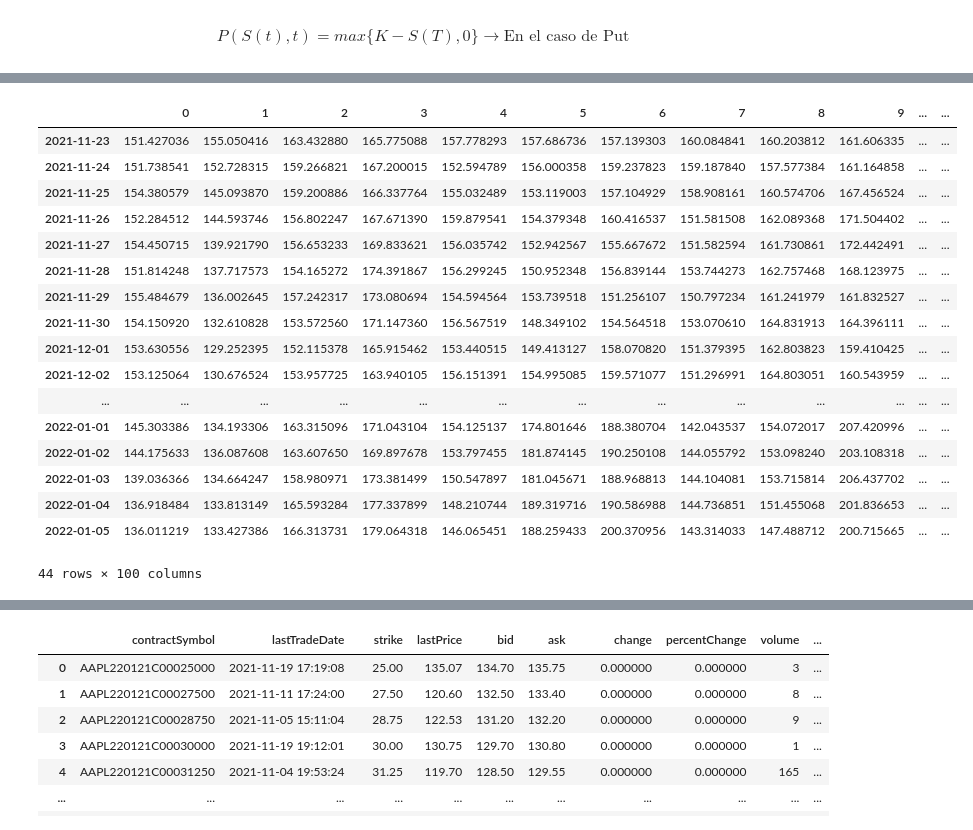
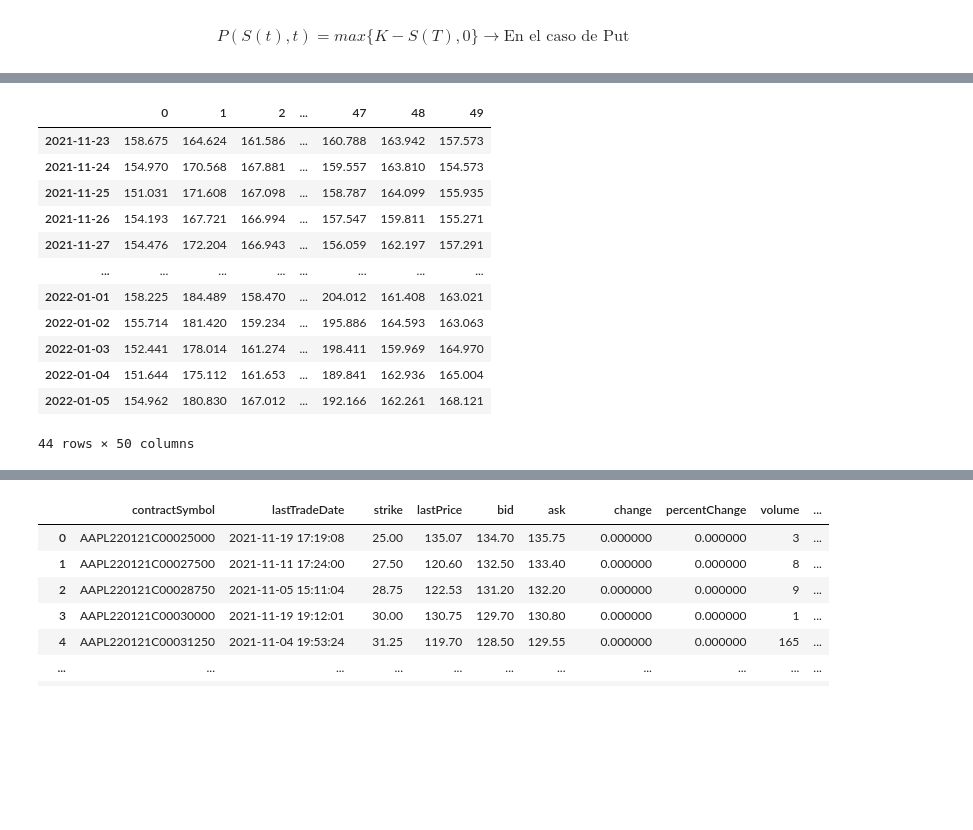
Before and after one commit to gerardogonz/Tarea8_GonzalezG_MezaE, a Jupyter notebook: Tarea8.ipynb, the cells around one changed output, grey strips where cells are left out. Saved outputs shown, nothing was run; the diff lists cells and outputs as text; code cells hidden in the pictures; blank space fills up the shorter version.

```diff
--- a/Tarea8.ipynb
+++ b/Tarea8.ipynb
@@ -164,34 +146,29 @@ sigma = ret_aapl.std()
 # %%
 r = 0.0018/360 # Tasa diaria
 strike=100 #strikeprice
 fecha = date.today()
-nscen = 100
+nscen = 50
 dates = pd.date_range(start= fecha, periods = ndays)
 ndays = len(dates)
 S0 = closes.iloc[-1]  # Condición inicial del precio a simular
 
 sim_ret = pd.DataFrame(sigma*np.random.randn(ndays,nscen)+r,index=dates)
 sim_closes = S0*np.exp(sim_ret.cumsum())
 #strike = pd.DataFrame({'Strike':K*np.ones(ndays)}, index=dates)
 #simul = pd.concat([closes_aapl.T,strike.T,sim_closes.T]).T
 #simul.plot(figsize=(8,6),legend=False);
 sim_closes
 # %% [output]
-|  | 0 | 1 | 2 | 3 | 4 | 5 | 6 | 7 | 8 | 9 | ... | ... |
-| 2021-11-23 | 151.427036 | 155.050416 | 163.432880 | 165.775088 | 157.778293 | 157.686736 | 157.139303 | 160.084841 | 160.203812 | 161.606335 | ... | ... |
-| 2021-11-24 | 151.738541 | 152.728315 | 159.266821 | 167.200015 | 152.594789 | 156.000358 | 159.237823 | 159.187840 | 157.577384 | 161.164858 | ... | ... |
-| 2021-11-25 | 154.380579 | 145.093870 | 159.200886 | 166.337764 | 155.032489 | 153.119003 | 157.104929 | 158.908161 | 160.574706 | 167.456524 | ... | ... |
-| 2021-11-26 | 152.284512 | 144.593746 | 156.802247 | 167.671390 | 159.879541 | 154.379348 | 160.416537 | 151.581508 | 162.089368 | 171.504402 | ... | ... |
-| 2021-11-27 | 154.450715 | 139.921790 | 156.653233 | 169.833621 | 156.035742 | 152.942567 | 155.667672 | 151.582594 | 161.730861 | 172.442491 | ... | ... |
-| 2021-11-28 | 151.814248 | 137.717573 | 154.165272 | 174.391867 | 156.299245 | 150.952348 | 156.839144 | 153.744273 | 162.757468 | 168.123975 | ... | ... |
-| 2021-11-29 | 155.484679 | 136.002645 | 157.242317 | 173.080694 | 154.594564 | 153.739518 | 151.256107 | 150.797234 | 161.241979 | 161.832527 | ... | ... |
-| 2021-11-30 | 154.150920 | 132.610828 | 153.572560 | 171.147360 | 156.567519 | 148.349102 | 154.564518 | 153.070610 | 164.831913 | 164.396111 | ... | ... |
-| 2021-12-01 | 153.630556 | 129.252395 | 152.115378 | 165.915462 | 153.440515 | 149.413127 | 158.070820 | 151.379395 | 162.803823 | 159.410425 | ... | ... |
-| 2021-12-02 | 153.125064 | 130.676524 | 153.957725 | 163.940105 | 156.151391 | 154.995085 | 159.571077 | 151.296991 | 164.803051 | 160.543959 | ... | ... |
-| ... | ... | ... | ... | ... | ... | ... | ... | ... | ... | ... | ... | ... |
-| 2022-01-01 | 145.303386 | 134.193306 | 163.315096 | 171.043104 | 154.125137 | 174.801646 | 188.380704 | 142.043537 | 154.072017 | 207.420996 | ... | ... |
-| 2022-01-02 | 144.175633 | 136.087608 | 163.607650 | 169.897678 | 153.797455 | 181.874145 | 190.250108 | 144.055792 | 153.098240 | 203.108318 | ... | ... |
-| 2022-01-03 | 139.036366 | 134.664247 | 158.980971 | 173.381499 | 150.547897 | 181.045671 | 188.968813 | 144.104081 | 153.715814 | 206.437702 | ... | ... |
-| 2022-01-04 | 136.918484 | 133.813149 | 165.593284 | 177.337899 | 148.210744 | 189.319716 | 190.586988 | 144.736851 | 151.455068 | 201.836653 | ... | ... |
-| 2022-01-05 | 136.011219 | 133.427386 | 166.313731 | 179.064318 | 146.065451 | 188.259433 | 200.370956 | 143.314033 | 147.488712 | 200.715665 | ... | ... |
+|  | 0 | 1 | 2 | ... | 47 | 48 | 49 |
+| 2021-11-23 | 158.675 | 164.624 | 161.586 | ... | 160.788 | 163.942 | 157.573 |
+| 2021-11-24 | 154.970 | 170.568 | 167.881 | ... | 159.557 | 163.810 | 154.573 |
+| 2021-11-25 | 151.031 | 171.608 | 167.098 | ... | 158.787 | 164.099 | 155.935 |
+| 2021-11-26 | 154.193 | 167.721 | 166.994 | ... | 157.547 | 159.811 | 155.271 |
+| 2021-11-27 | 154.476 | 172.204 | 166.943 | ... | 156.059 | 162.197 | 157.291 |
+| ... | ... | ... | ... | ... | ... | ... | ... |
+| 2022-01-01 | 158.225 | 184.489 | 158.470 | ... | 204.012 | 161.408 | 163.021 |
+| 2022-01-02 | 155.714 | 181.420 | 159.234 | ... | 195.886 | 164.593 | 163.063 |
+| 2022-01-03 | 152.441 | 178.014 | 161.274 | ... | 198.411 | 159.969 | 164.970 |
+| 2022-01-04 | 151.644 | 175.112 | 161.653 | ... | 189.841 | 162.936 | 165.004 |
+| 2022-01-05 | 154.962 | 180.830 | 167.012 | ... | 192.166 | 162.261 | 168.121 |
-44 rows × 100 columns
+44 rows × 50 columns
```
Also changed, not shown: parts of 18 cells of this notebook.
